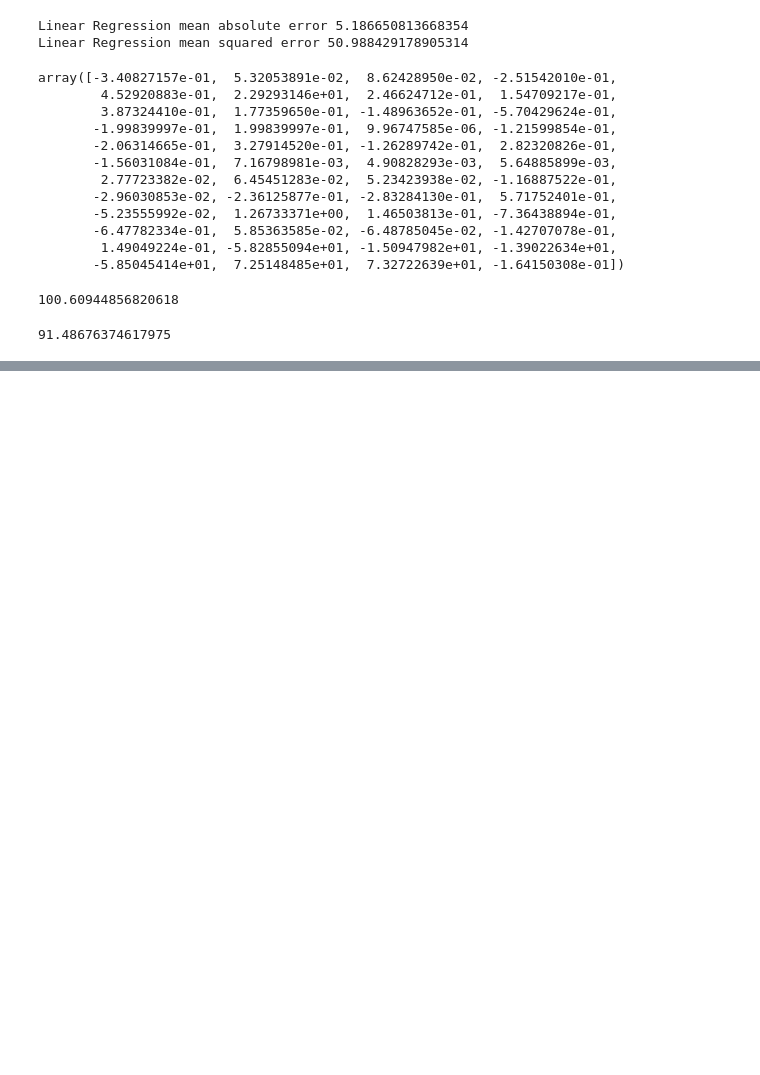
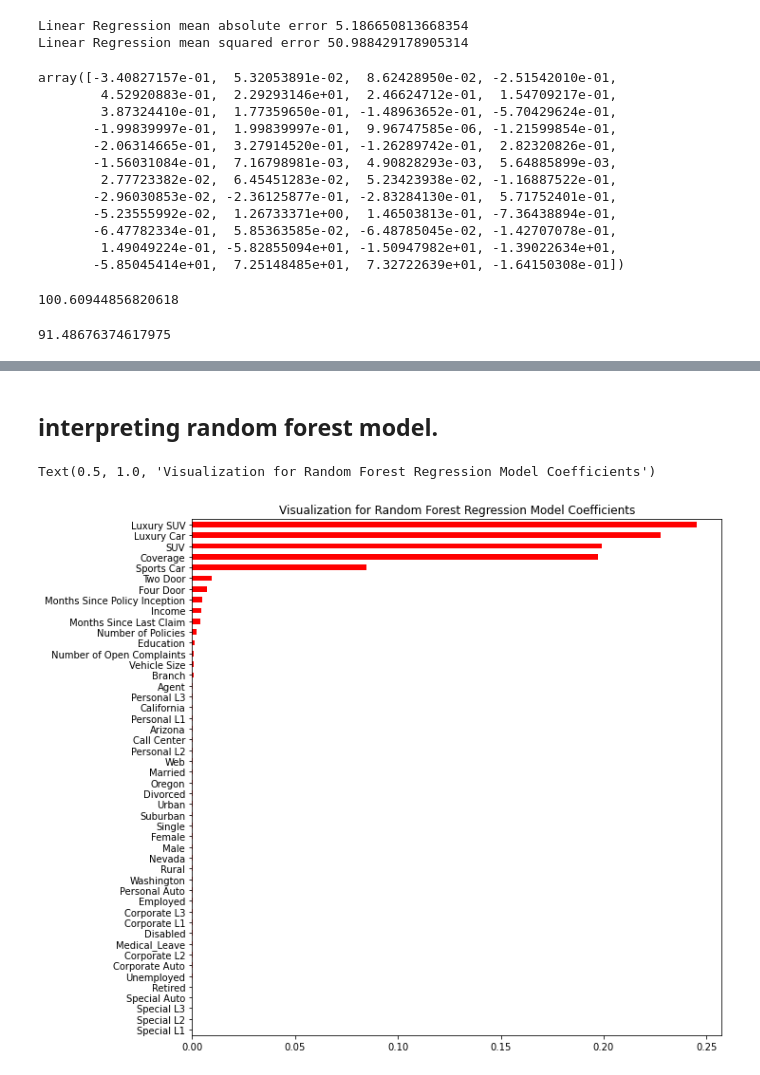
Before and after one commit to EvidenceN/Insurance_premium_prediction, a Jupyter notebook: model/premium.ipynb, the cells around one changed output, grey strips where cells are left out. Drawn from its saved outputs; the diff is of its cells as text; code cells hidden in the pictures; blank space fills up the shorter version.

```diff
--- a/model/premium.ipynb
+++ b/model/premium.ipynb
@@ -1292,0 +1351,17 @@ y_pred.mean()
+# %%
+from sklearn.ensemble import RandomForestRegressor
+
+rf = RandomForestRegressor(random_state=42)
+
+# fitting random regression model
+
+rfModel = rf.fit(x_train, y_train)
+
+# predicting y_values using test dataset.
+
+y_pred_r = rfModel.predict(x_test)
+
+mae_r = mean_absolute_error(y_test, y_pred_r)
+mse_r = mean_squared_error(y_test, y_pred_r)
+print(f'Random Forest Regression mean absolute error {mae_r}')
+print(f"Random Forest Regression mean squared error {mse_r}")
@@ -1292,0 +1389,24 @@ y_pred.mean()
+# %% [markdown]
+## interpreting random forest model.
+# %%
+# interpreting random forest model.
+
+importances = rfModel.feature_importances_
+
+# columns used in random forest model.
+columns = x_train.columns
+
+# series between columns and feature importances
+
+rfGraph = pd.Series(importances, columns)
+# %%
+# Visualization for Random Regression model.
+
+figure(figsize=(10,10))
+
+rfGraph.sort_values().plot.barh(color='red')
+
+plt.title('Visualization for Random Forest Regression Model Feature Importances')
+# %% [output]
+Text(0.5, 1.0, 'Visualization for Random Forest Regression Model Coefficients')
+[figure, added]
```
Also changed, not shown: parts of 8 cells of this notebook.
